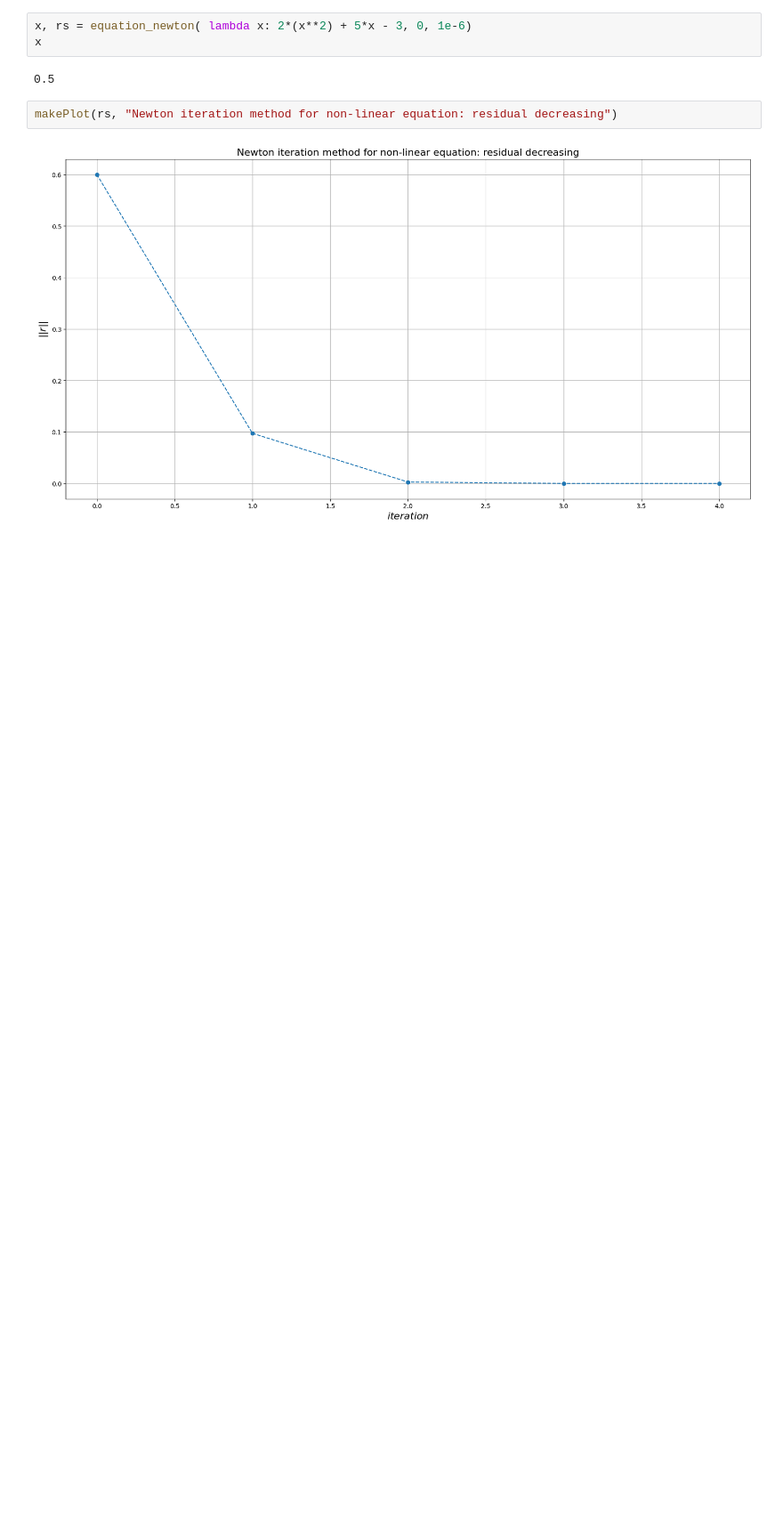
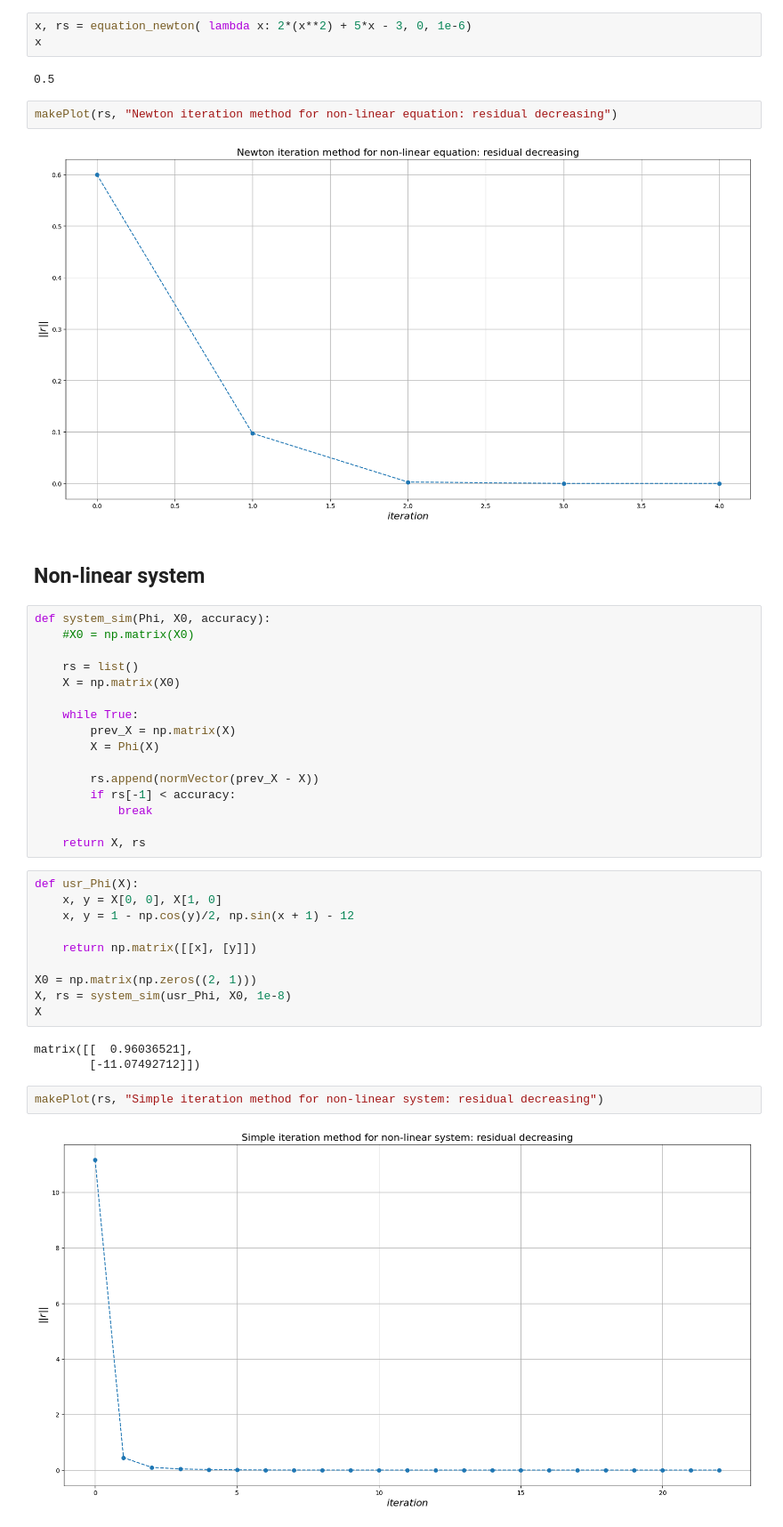
Before and after one commit to nerett/computational-mathematics, a Jupyter notebook: 3-SNE/sne.ipynb, the cells around one changed output. Shown at 89% size. Cells and saved outputs as stored; diff of their text form; blank space fills up the shorter version.

Commit message:
added non-linear system solving via simple iteration method

```diff
--- a/3-SNE/sne.ipynb
+++ b/3-SNE/sne.ipynb
@@ -97,3 +97,38 @@ x
 makePlot(rs, "Newton iteration method for non-linear equation: residual decreasing")
 # %% [output]
 [figure]
+# %% [markdown]
+## Non-linear system
+# %%
+def system_sim(Phi, X0, accuracy):
+    #X0 = np.matrix(X0)
+
+    rs = list()
+    X = np.matrix(X0)
+
+    while True:
+        prev_X = np.matrix(X)
+        X = Phi(X)
+
+        rs.append(normVector(prev_X - X))
+        if rs[-1] < accuracy:
+            break
+
+    return X, rs
+# %%
+def usr_Phi(X):
+    x, y = X[0, 0], X[1, 0]
+    x, y = 1 - np.cos(y)/2, np.sin(x + 1) - 12
+
+    return np.matrix([[x], [y]])
+
+X0 = np.matrix(np.zeros((2, 1)))
+X, rs = system_sim(usr_Phi, X0, 1e-8)
+X
+# %% [output]
+matrix([[  0.96036521],
+        [-11.07492712]])
+# %%
+makePlot(rs, "Simple iteration method for non-linear system: residual decreasing")
+# %% [output]
+[figure, added]
```
